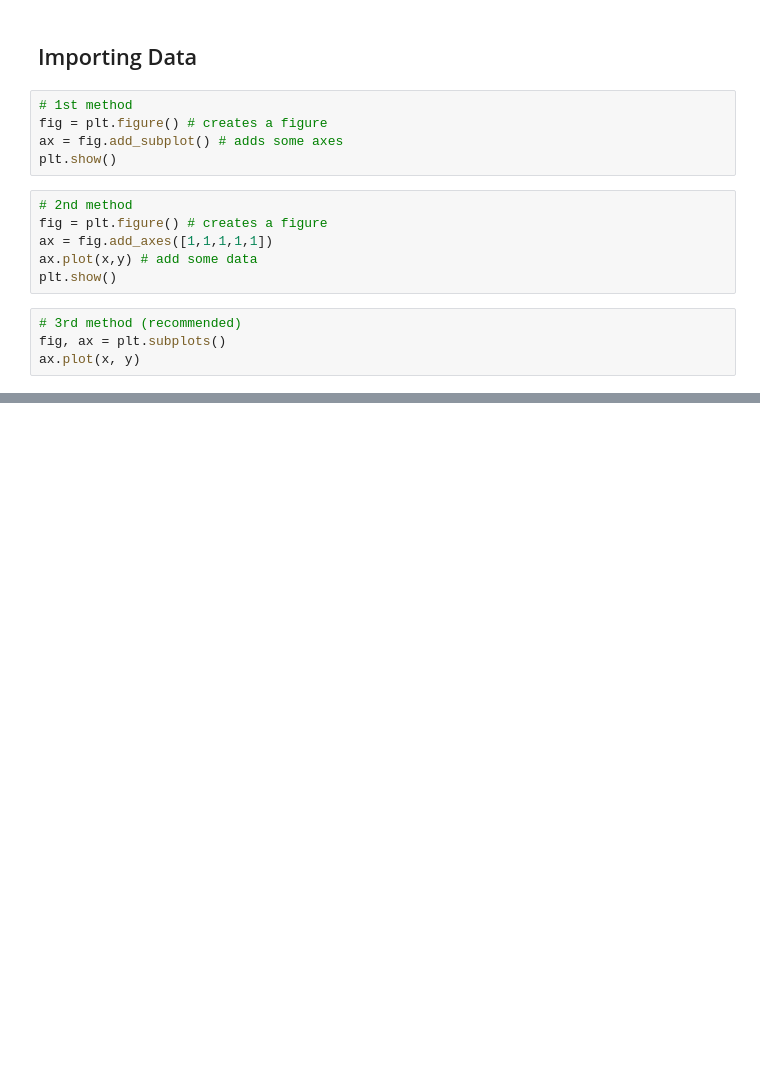
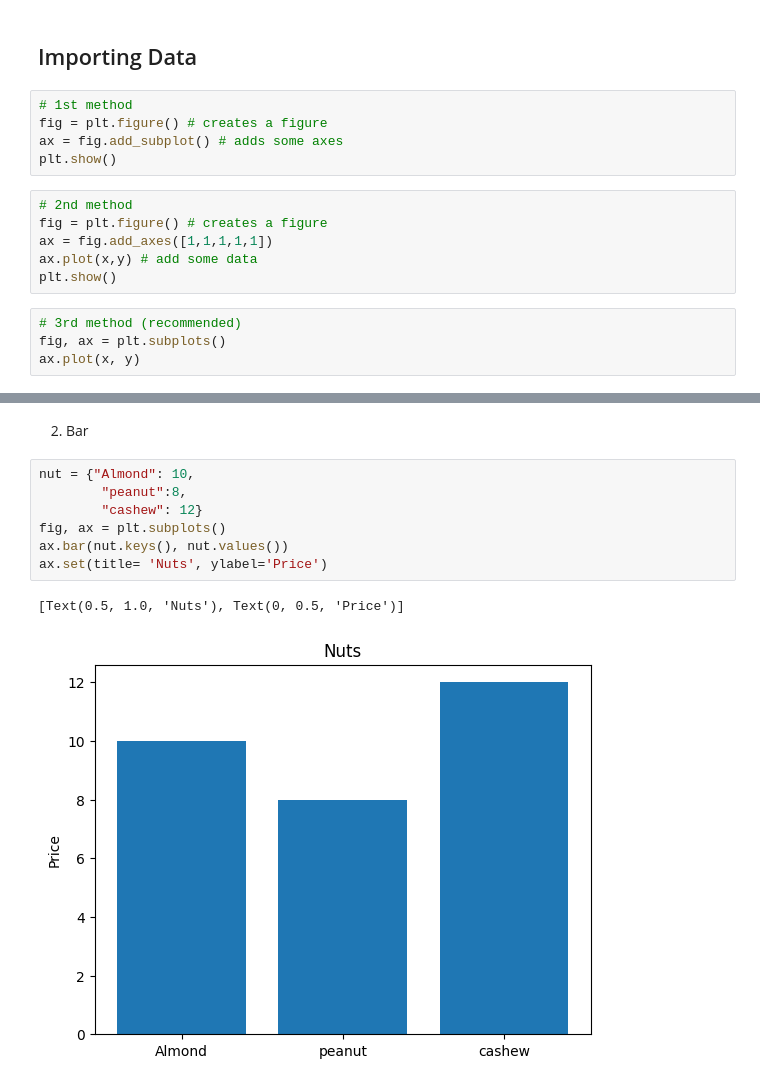
Before and after one commit to JanaAlhumaidan/Notes, a Jupyter notebook: Matplotlib.ipynb, the cells around one changed output, grey strips where cells are left out. Cells and saved outputs as stored; diff of their text form; blank space fills up the shorter version.

```diff
--- a/Matplotlib.ipynb
+++ b/Matplotlib.ipynb
@@ -27,0 +43,12 @@ x["columnName"].plot() # if I want a specific column
+# %% [markdown]
+2. Bar
+# %%
+nut = {"Almond": 10,
+        "peanut":8,
+        "cashew": 12}
+fig, ax = plt.subplots()
+ax.bar(nut.keys(), nut.values())
+ax.set(title= 'Nuts', ylabel='Price')
+# %% [output]
+[Text(0.5, 1.0, 'Nuts'), Text(0, 0.5, 'Price')]
+[figure, added]
```
Also changed, not shown: parts of 12 cells of this notebook.
